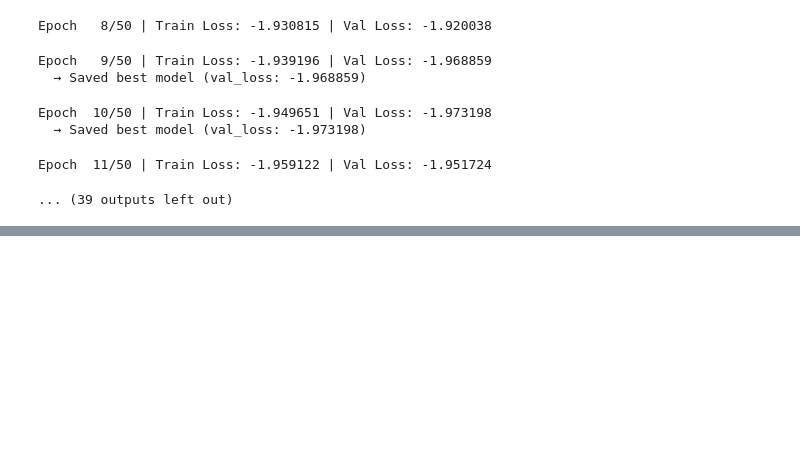
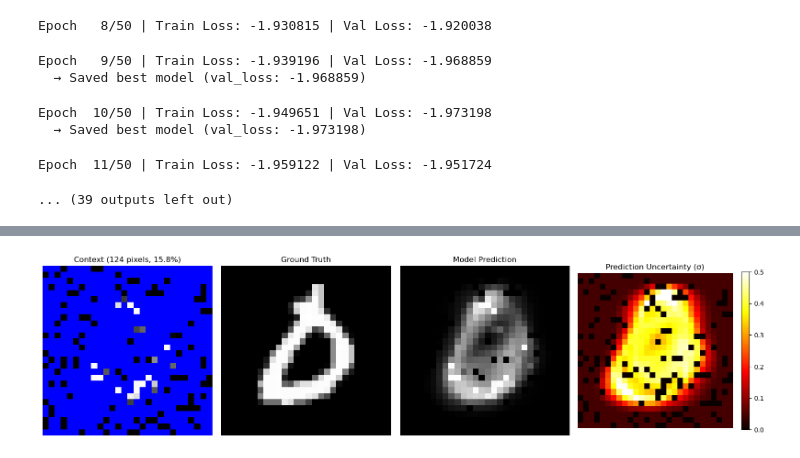
Before and after one commit to pkeil7/neural_process_demo, a Jupyter notebook: train_example.ipynb, the cells around one changed output, grey strips where cells are left out. Saved outputs shown, nothing was run; the diff lists cells and outputs as text; code cells hidden in the pictures; blank space fills up the shorter version.

```diff
--- a/train_example.ipynb
+++ b/train_example.ipynb
@@ -180,0 +192,6 @@ plt.show()
+# %%
+# Detailed comparison with uncertainty
+fig = plot_prediction_comparison(batch, batch_idx=1, model=best_model, device='cuda')
+plt.show()
+# %% [output]
+[figure, added]
```
Also changed, not shown: parts of 7 cells of this notebook, 2 other files.
